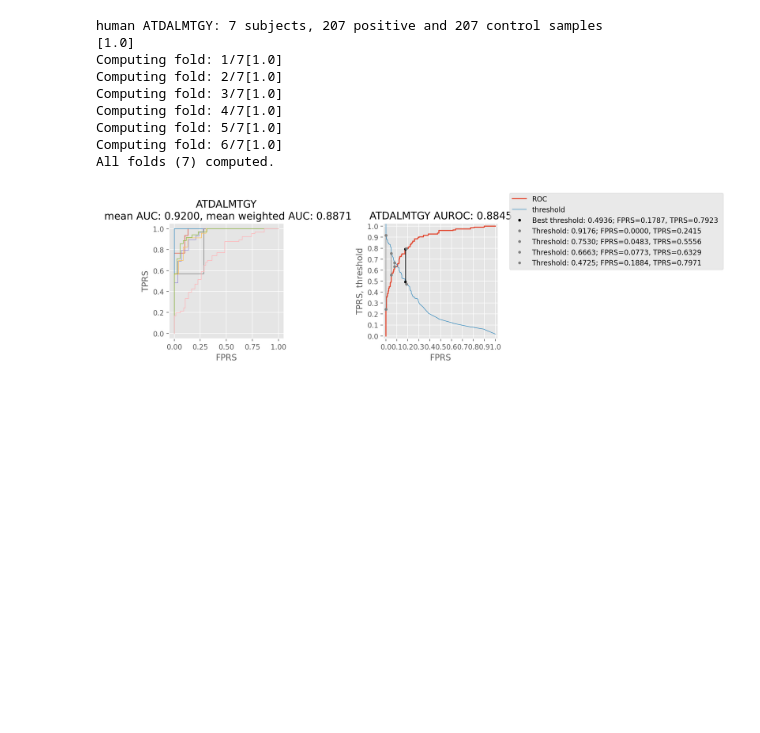
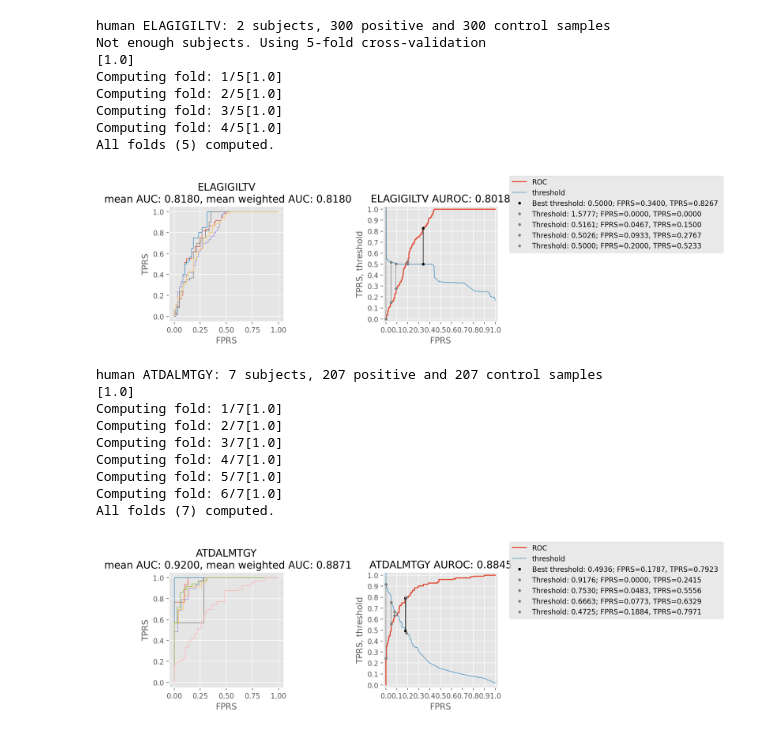
Before and after one commit to antigenomics/vdjdb-classifier-benchmark, a Jupyter notebook: TCRGP/tcrgp.ipynb, the cells around one changed output. Drawn from its saved outputs; the diff is of its cells as text; code cells hidden in the pictures; blank space fills up the shorter version.

```diff
--- a/TCRGP/tcrgp.ipynb
+++ b/TCRGP/tcrgp.ipynb
@@ -77,3 +149,29 @@ All folds (7) computed.
+# %%
+_,_,_,_ = tcrgp.loso('training_data/examples/vdj_human_ELAGIGILTV.csv',
+                     'human',
+                     'ELAGIGILTV',
+                     pc_blo,
+                     cdr_types=[[],['cdr3']],
+                     m_iters=500,
+                     lr=0.005,
+                     nZ=0,
+                     mbs=0,
+                     va='va',
+                     vb='vb',
+                     cdr3a=None,
+                     cdr3b='cdr3b',
+                     epis='epitope',
+                     subs='subject')
+# %% [output]
+human ELAGIGILTV: 2 subjects, 300 positive and 300 control samples
+Not enough subjects. Using 5-fold cross-validation
+[1.0]
+Computing fold: 1/5[1.0]
+Computing fold: 2/5[1.0]
+Computing fold: 3/5[1.0]
+Computing fold: 4/5[1.0]
+All folds (5) computed.
+[figure, added]
 # %%
 _,_,_,_ = tcrgp.loso('training_data/examples/vdj_human_ATDALMTGY.csv',
                      'human',
```
Also changed, not shown: parts of 7 cells of this notebook.
